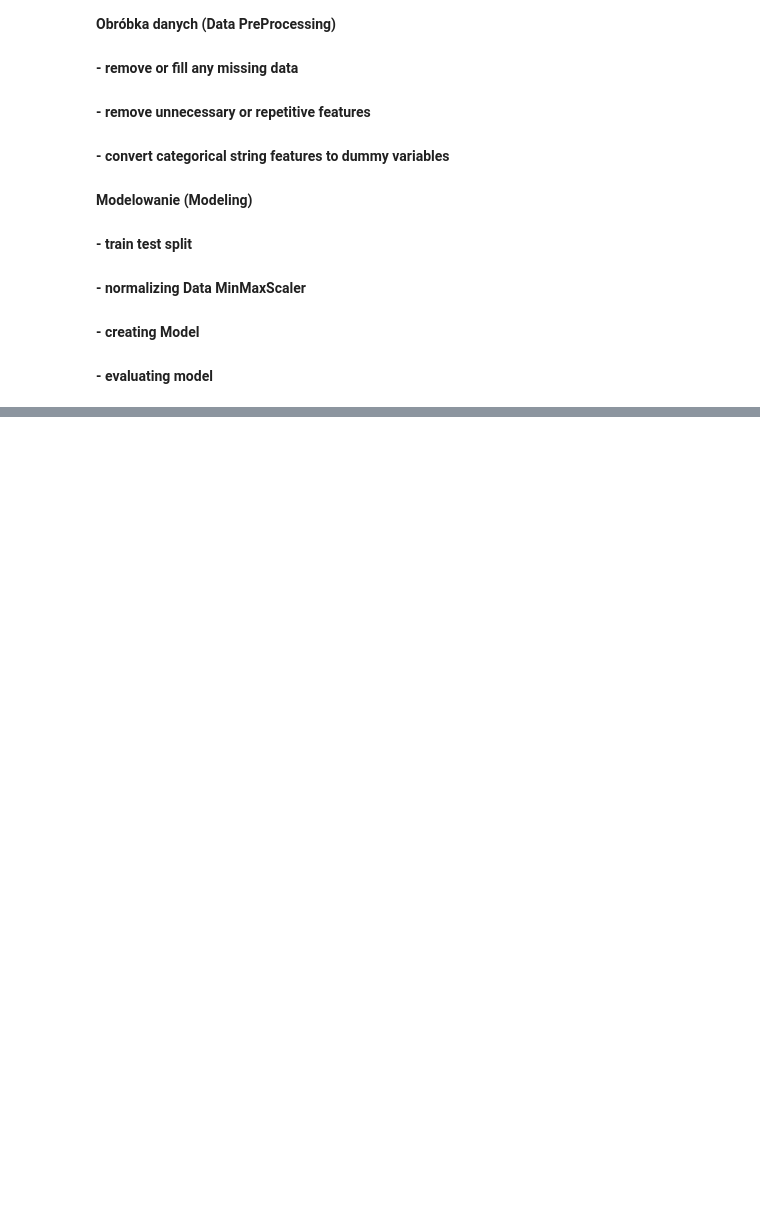
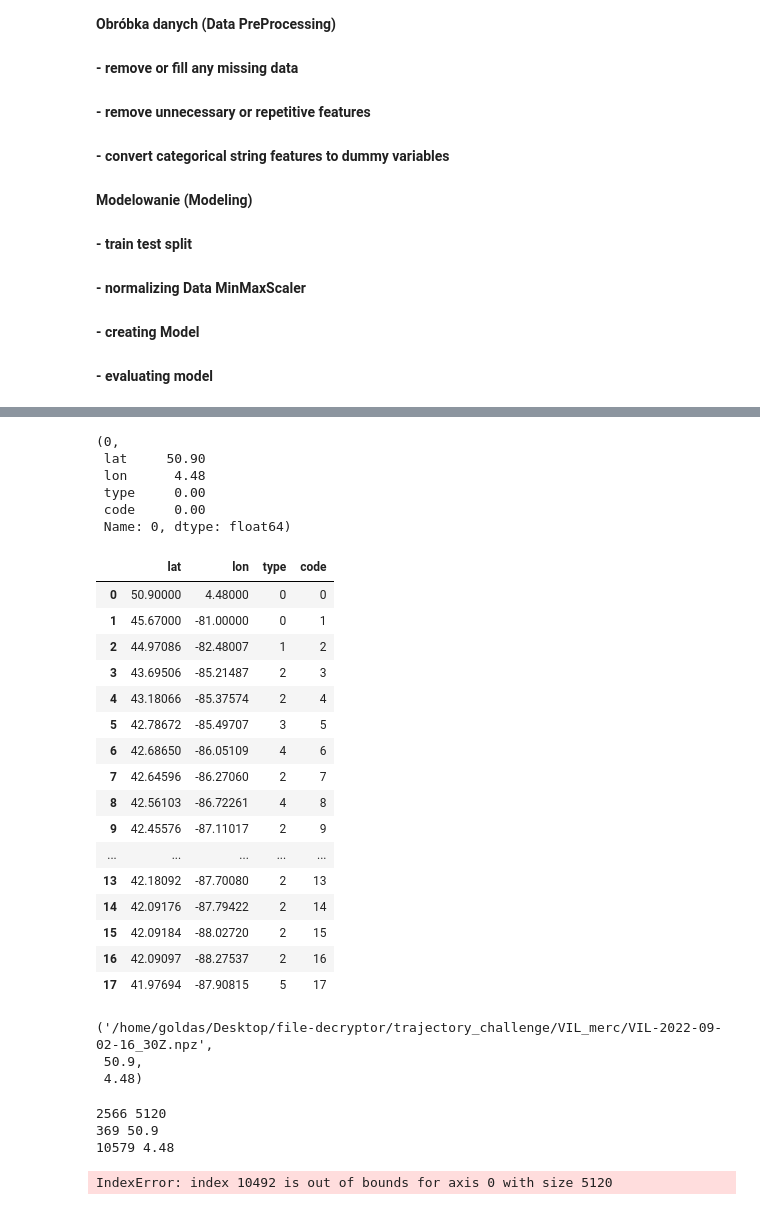
Before and after one commit to Goldas99/trajectory-prediction, a Jupyter notebook: template.ipynb, the cells around one changed output, grey strips where cells are left out. Saved outputs shown, nothing was run; the diff lists cells and outputs as text; code cells hidden in the pictures; blank space fills up the shorter version.

```diff
--- a/template.ipynb
+++ b/template.ipynb
@@ -104,0 +324,51 @@ from hyperopt import hp, fmin, tpe, STATUS_OK, space_eval
+# %%
+route_row
+# %% [output]
+(0,
+ lat     50.90
+ lon      4.48
+ type     0.00
+ code     0.00
+ Name: 0, dtype: float64)
+# %%
+single_route_df
+# %% [output]
+|  | lat | lon | type | code |
+| 0 | 50.90000 | 4.48000 | 0 | 0 |
+| 1 | 45.67000 | -81.00000 | 0 | 1 |
+| 2 | 44.97086 | -82.48007 | 1 | 2 |
+| 3 | 43.69506 | -85.21487 | 2 | 3 |
+| 4 | 43.18066 | -85.37574 | 2 | 4 |
+| 5 | 42.78672 | -85.49707 | 3 | 5 |
+| 6 | 42.68650 | -86.05109 | 4 | 6 |
+| 7 | 42.64596 | -86.27060 | 2 | 7 |
+| 8 | 42.56103 | -86.72261 | 4 | 8 |
+| 9 | 42.45576 | -87.11017 | 2 | 9 |
+| ... | ... | ... | ... | ... |
+| 13 | 42.18092 | -87.70080 | 2 | 13 |
+| 14 | 42.09176 | -87.79422 | 2 | 14 |
+| 15 | 42.09184 | -88.02720 | 2 | 15 |
+| 16 | 42.09097 | -88.27537 | 2 | 16 |
+| 17 | 41.97694 | -87.90815 | 5 | 17 |
+# %%
+weather_path,route_row[1]['lat'],route_row[1]['lon']
+# %% [output]
+('/home/goldas/Desktop/file-decryptor/trajectory_challenge/VIL_merc/VIL-2022-09-02-16_30Z.npz',
+ 50.9,
+ 4.48)
+# %%
+single_route_df = pd.read_csv(os.path.join(routes_dir,test_df.iloc[9]['id'] + ".csv"))
+single_route_df = single_route_df.drop(['seq_number'], axis = 1)
+single_route_df['type'] = pd.factorize(single_route_df['type'])[0]
+single_route_df['code'] = pd.factorize(single_route_df['code'])[0]
+timestamp = test_df.iloc[9]["start_position_timestamp"]
+weather_path = get_weather_path(timestamp)
+for route_row in single_route_df.iterrows():
+    get_weather(weather_path,route_row[1]['lat'],route_row[1]['lon'])
+
+route_array.append(single_route_df.values)
+# %% [output]
+2566 5120
+369 50.9
+10579 4.48
+IndexError: index 10492 is out of bounds for axis 0 with size 5120
```
Also changed, not shown: parts of 22 cells of this notebook.
